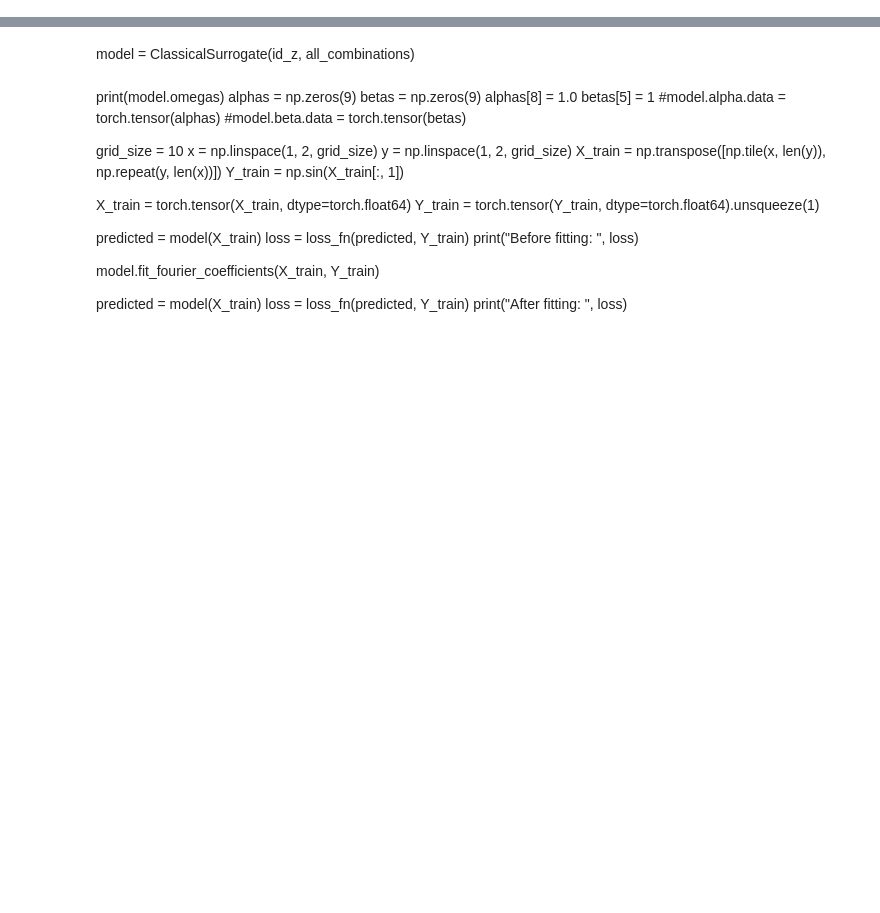
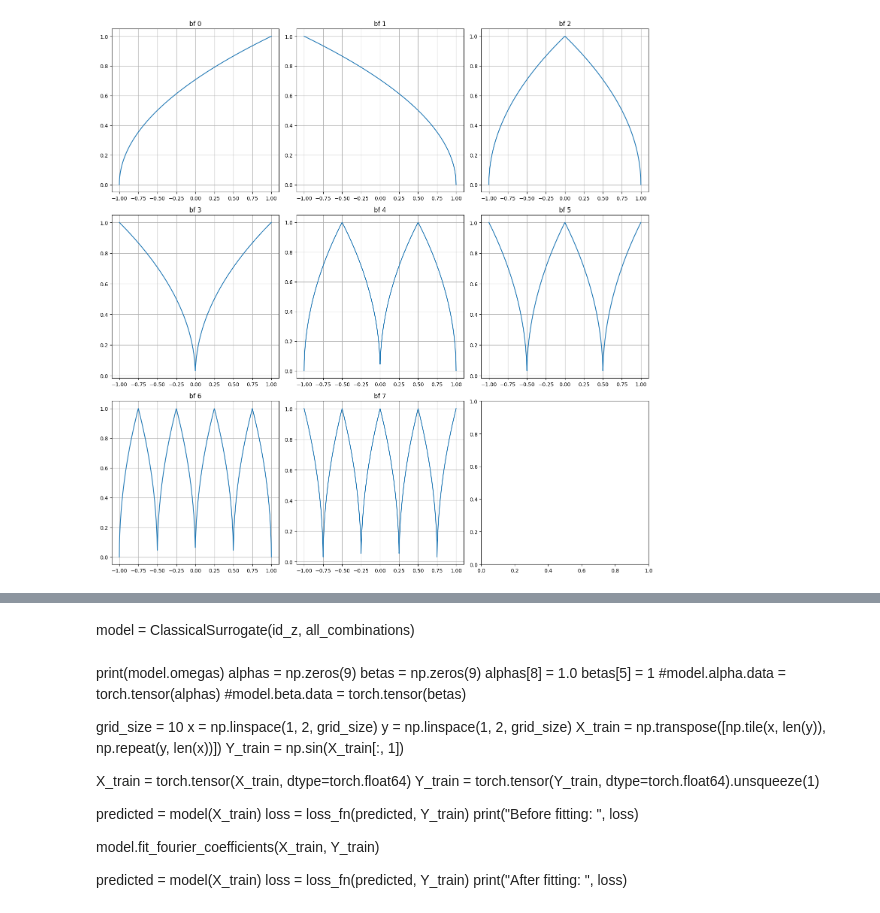
Before and after one commit to MazenAli/QuLearn, a Jupyter notebook: scratch/scratch2.ipynb, the cells around one changed output, grey strips where cells are left out. Cells and saved outputs as stored; diff of their text form; code cells hidden in the pictures; blank space fills up the shorter version.

```diff
--- a/scratch/scratch2.ipynb
+++ b/scratch/scratch2.ipynb
@@ -668,0 +188,28 @@ Y_valid = torch.tensor(Y_valid, dtype=torch.float64).view(-1, 1)
+# %%
+import matplotlib.pyplot as plt
+import torch
+
+def plot_basis_combinations(x_values, basis_functions, n):
+    grid_size=(3, 3)
+    num_plots = grid_size[0] * grid_size[1]
+    _, axs = plt.subplots(grid_size[0], grid_size[1], figsize=(15, 15))
+    axs = axs.flatten()
+
+    # Generate all unique combinations of basis functions
+    for idx in range(basis_functions.shape[1]):
+        axs[idx].plot(x_values, basis_functions[:, idx])
+        axs[idx].set_title(f"bf {idx}")
+        axs[idx].grid(True)
+
+    plt.tight_layout()
+    plt.show()
+
+# Generate x values for plotting
+x_plot = torch.tensor(np.linspace(-1, 1, 1000))
+
+# Generate the basis functions for each x in x_plot
+basis_functions = linear_FEM_basis(x_plot, n)
+basis_functions = sawtooth_vector(x_plot, n)
+plot_basis_combinations(x_plot, basis_functions, n)
+# %% [output]
+[figure, added]
```
Also changed, not shown: parts of 55 cells of this notebook, 2 other files.
